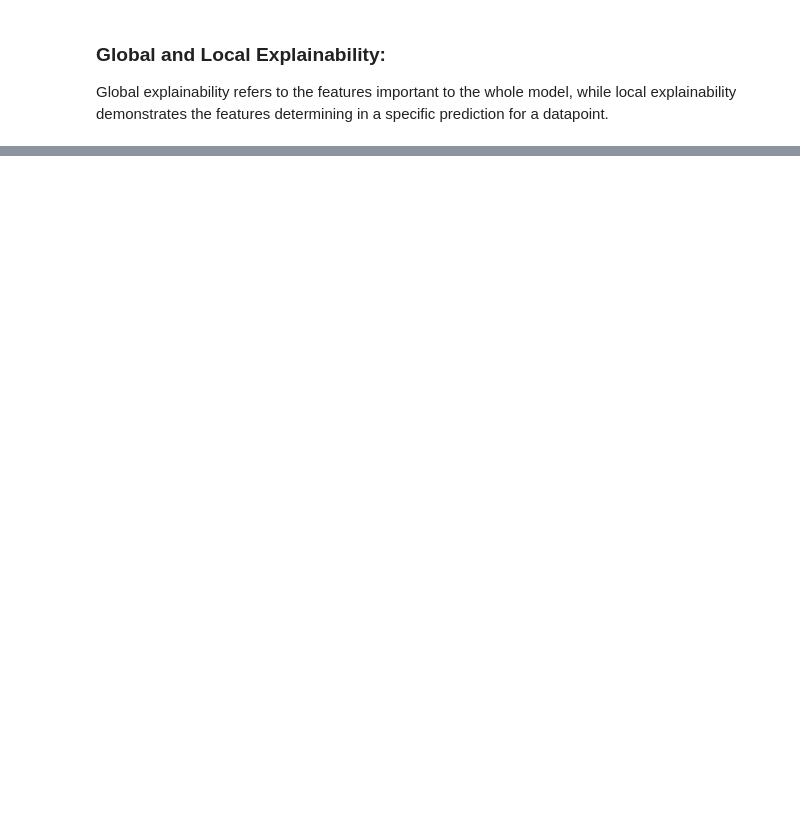
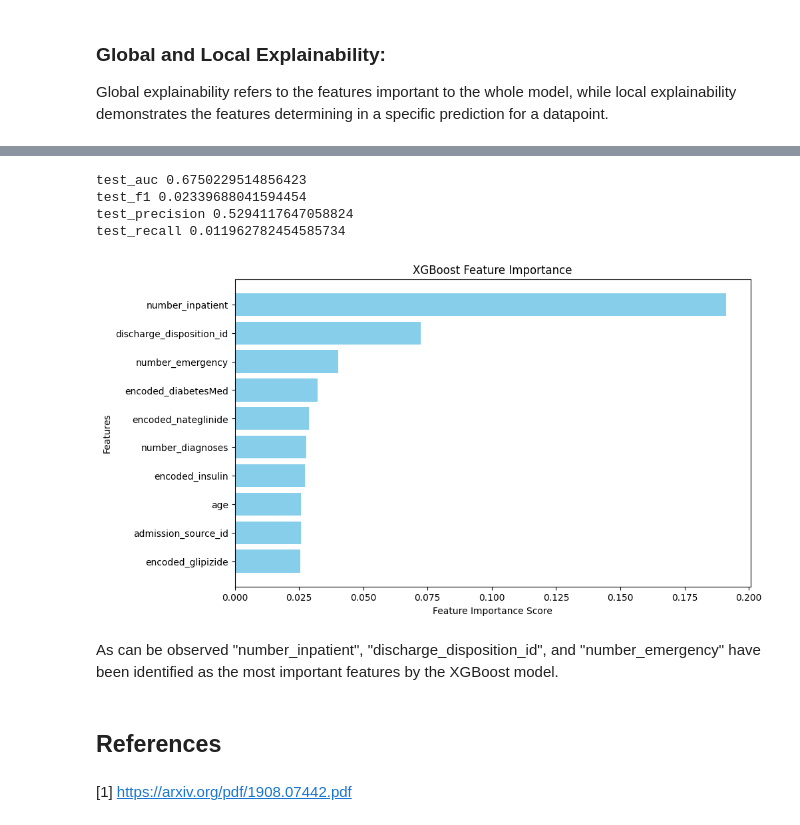
Before and after one commit to VectorInstitute/interpretability, a Jupyter notebook: reference_implementations/Intepretable-models/Tabular/TabNet/TabNet.ipynb, the cells around one changed output, grey strips where cells are left out. Drawn from its saved outputs; the diff is of its cells as text; code cells hidden in the pictures; blank space fills up the shorter version.

```diff
--- a/reference_implementations/Intepretable-models/Tabular/TabNet/TabNet.ipynb
+++ b/reference_implementations/Intepretable-models/Tabular/TabNet/TabNet.ipynb
@@ -131,0 +305,14 @@ for i in range(3):
+# %%
+xgb_clf = xgb.XGBClassifier(
+    objective="binary:logistic",  # Use "multi:softmax" for multi-class
+    eval_metric="logloss",        # Choose appropriate evaluation metric
+    use_label_encoder=False,      # Avoid warning in newer versions
+    n_estimators=100,             # Number of boosting rounds
+    learning_rate=0.1,            # Step size shrinkage
+    max_depth=6,                  # Depth of each tree
+    subsample=0.8,                # Fraction of samples per tree
+    colsample_bytree=0.8,         # Fraction of features per tree
+    random_state=42
+)
+
+xgb_clf.fit(X_train, y_train)
@@ -131,0 +334,43 @@ for i in range(3):
+# %%
+test_probs = np.array(xgb_clf.predict_proba(X_test))
+test_preds = clf.predict(X_test.values)
+test_auc = roc_auc_score(y_score=test_probs[:,1], y_true=y_test)
+test_f1 = f1_score(y_test,test_preds)
+test_precision = precision_score(y_test,test_preds)
+test_recall = recall_score(y_test,test_preds)
+print("test_auc",test_auc)
+print("test_f1",test_f1)
+print("test_precision",test_precision)
+print("test_recall",test_recall)
+# %% [output]
+test_auc 0.6750229514856423
+test_f1 0.02339688041594454
+test_precision 0.5294117647058824
+test_recall 0.011962782454585734
+# %%
+# XGB Feature Importance
+# Extract feature importances
+importance_df = pd.DataFrame({
+    "Feature": X_train.columns,
+    "Importance": clf.feature_importances_
+})
+
+# Sort by importance
+importance_df = importance_df.sort_values(by="Importance", ascending=False)
+# %%
+importance_df = importance_df.nlargest(10, "Importance")
+plt.figure(figsize=(10, 6))
+plt.barh(importance_df["Feature"], importance_df["Importance"], color="skyblue")
+plt.xlabel("Feature Importance Score")
+plt.ylabel("Features")
+plt.title("XGBoost Feature Importance")
+plt.gca().invert_yaxis()  # Most important features at the top
+plt.show()
+# %% [output]
+[figure, added]
+# %% [markdown]
+As can be observed "number_inpatient", "discharge_disposition_id", and "number_emergency" have been identified as the most important features by the XGBoost model.
+# %% [markdown]
+## References
+# %% [markdown]
+[1] https://arxiv.org/pdf/1908.07442.pdf
```
Also changed, not shown: parts of 21 cells of this notebook, 1 other file.
